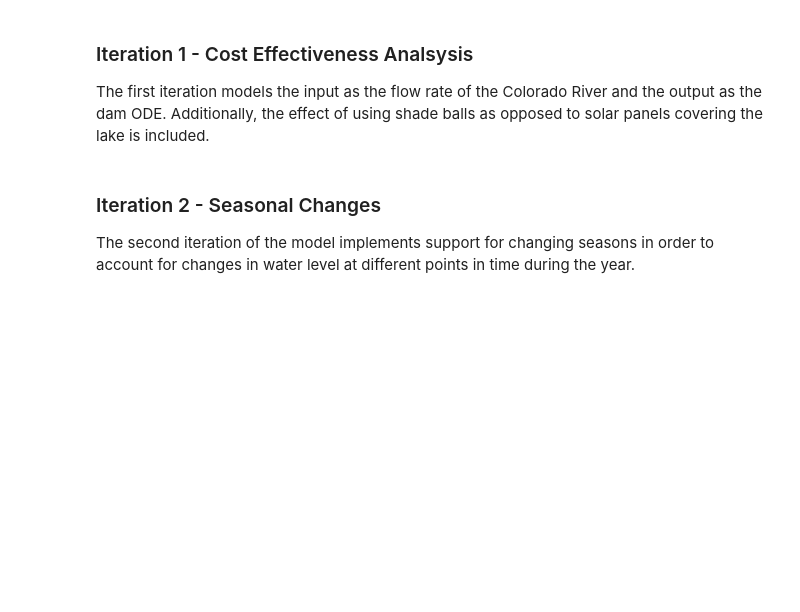
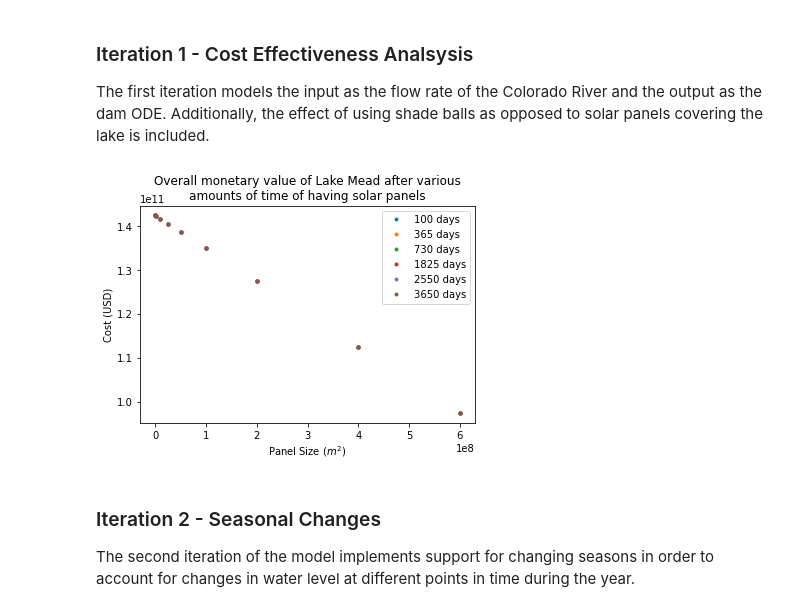
Before and after one commit to ljiang09/Floatovoltaics, a Jupyter notebook: qea3_report.ipynb, the cells around one changed output. Drawn from its saved outputs; the diff is of its cells as text; code cells hidden in the pictures; blank space fills up the shorter version.

```diff
--- a/qea3_report.ipynb
+++ b/qea3_report.ipynb
@@ -75,3 +137,33 @@ The first iteration models the input as the flow rate of the Colorado River and
+# %%
+# Iteration 1 plots
+
+PANEL_COST = 75  # dollar cost per square meter
+WATER_COST = 4.45  # dollar cost per cubic meter of water
+ELECTRICITY_COST = 0.127871428571  # dollar price of electricity per kWh
+PANEL_KWATTS_PER_SECOND = 0.000257941667  # kWh/s for one square meter of panel
+
+times = [100, 365, 365*2, 365*5, 2550, 365*10]  # days
+
+plt.figure(1)
+for time in times:
+    cost_values = []
+    for panel_area in panel_areas:
+        t = np.linspace(0, time)
+        volume = odeint(model, STARTING_VOLUME, t, args=(V_in, V_dam, panel_area))[-1][0]
+        panel_electricity_price = PANEL_KWATTS_PER_SECOND*ELECTRICITY_COST*panel_area  # total dollar price of electricity for 1 second
+        cost = panel_electricity_price - panel_area*PANEL_COST + volume*WATER_COST
+        cost_values.append(cost)
+    plt.plot(panel_areas, cost_values, '.', label = f'{time} days')
+
+
+plt.legend()
+plt.title('Overall monetary value of Lake Mead after various\namounts of time of having solar panels')
+plt.xlabel('Panel Size (' + r'$m^2$' + ')')
+plt.ylabel('Cost (USD)')
+
+plt.show()
+# %% [output]
+[figure, added]
 # %% [markdown]
 ### Iteration 2 - Seasonal Changes
 The second iteration of the model implements support for changing seasons in order to account for changes in water level at different points in time during the year.
```
Also changed, not shown: parts of 5 cells of this notebook, 3 other files.
